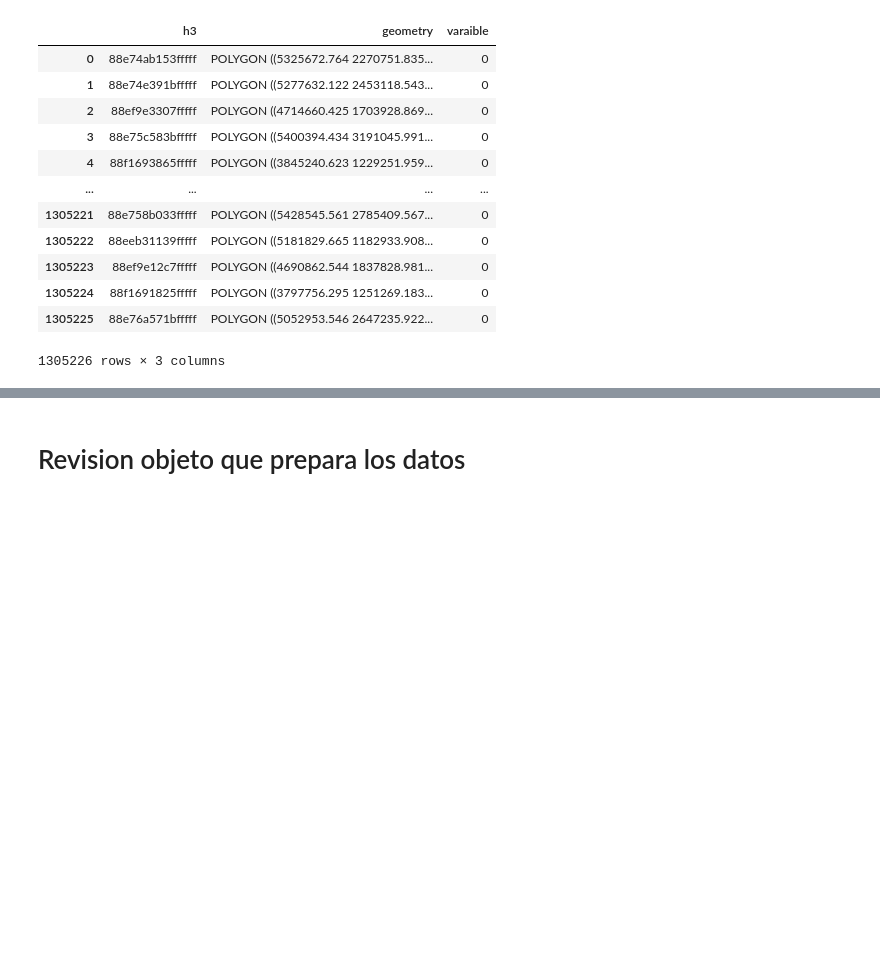
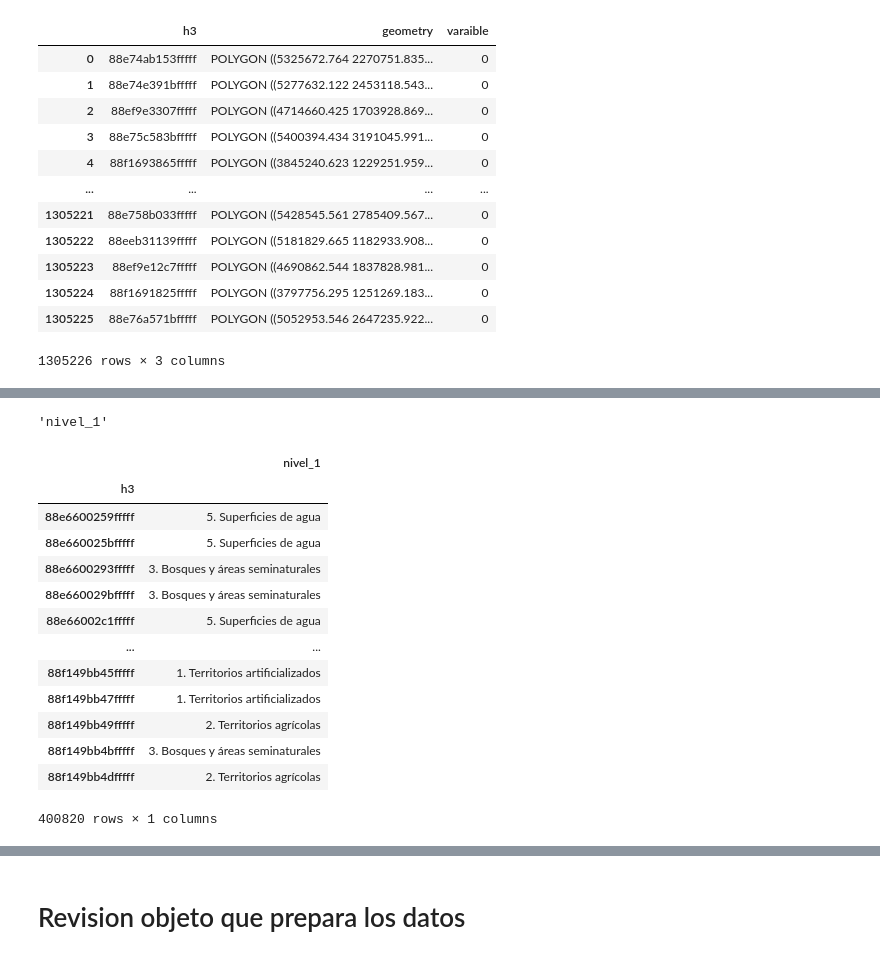
Before and after one commit to smartinezg2018/ahpAmbiental, a Jupyter notebook: h3.ipynb, the cells around one changed output, grey strips where cells are left out. Saved outputs shown, nothing was run; the diff lists cells and outputs as text; code cells hidden in the pictures; blank space fills up the shorter version.

```diff
--- a/h3.ipynb
+++ b/h3.ipynb
@@ -283,0 +286,10 @@ return gdf_hex
+# %%
+path = '/home/jta/Documentos/raster_variables/shape coberturas 2018'
+gdf = gpd.read_file(path)
+gdf = gdf[['nivel_1','geometry']]
+crs = gdf_hex.crs
+gdf = gdf.to_crs(crs)
+# %%
+gdf.columns[0]
+# %% [output]
+'nivel_1'
@@ -283,0 +306,17 @@ return gdf_hex
+# %%
+df_prueba
+# %% [output]
+|  | nivel_1 |
+| h3 |  |
+| 88e6600259fffff | 5. Superficies de agua |
+| 88e660025bfffff | 5. Superficies de agua |
+| 88e6600293fffff | 3. Bosques y áreas seminaturales |
+| 88e660029bfffff | 3. Bosques y áreas seminaturales |
+| 88e66002c1fffff | 5. Superficies de agua |
+| ... | ... |
+| 88f149bb45fffff | 1. Territorios artificializados |
+| 88f149bb47fffff | 1. Territorios artificializados |
+| 88f149bb49fffff | 2. Territorios agrícolas |
+| 88f149bb4bfffff | 3. Bosques y áreas seminaturales |
+| 88f149bb4dfffff | 2. Territorios agrícolas |
+400820 rows × 1 columns
```
Also changed, not shown: parts of 22 cells of this notebook, 1 other file.
